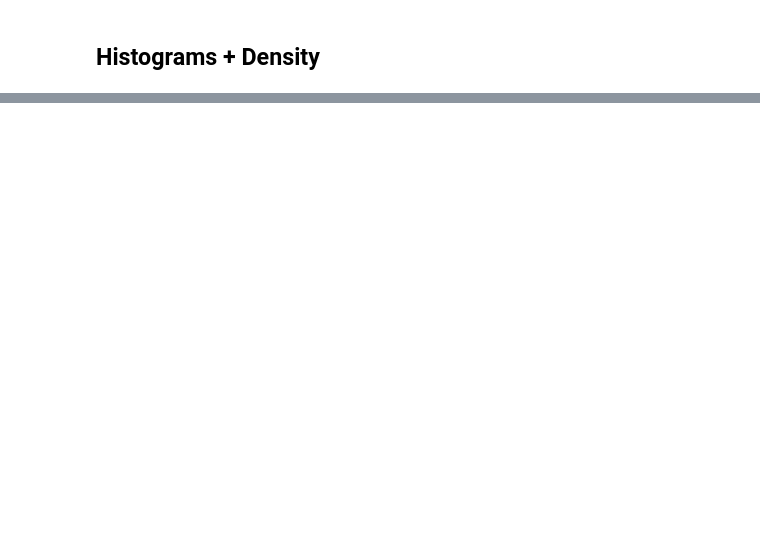
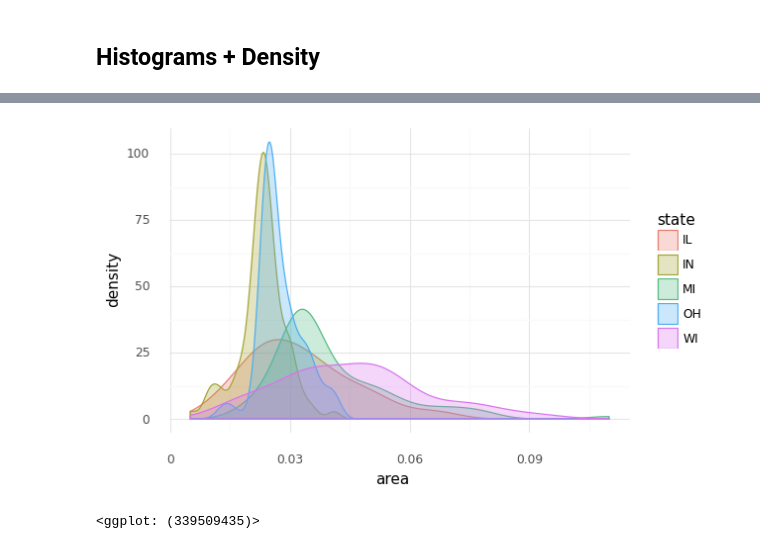
Before and after one commit to jkgiesler/healy-viz, a Jupyter notebook: chapter4-python.ipynb, the cells around one changed output, grey strips where cells are left out. Drawn from its saved outputs; the diff is of its cells as text; code cells hidden in the pictures; blank space fills up the shorter version.

```diff
--- a/chapter4-python.ipynb
+++ b/chapter4-python.ipynb
@@ -169,2 +169,4 @@ p + geom_bar(
 # %% [markdown]
 ## Histograms + Density
+# %%
+midwest = pd.read_feather('data/midwest.f')
@@ -170,0 +189,18 @@ p + geom_bar(
+# %%
+# 4.18
+
+p = ggplot(
+    data=midwest,
+    mapping=aes(x='area', fill='state', color='state')
+)
+
+p + geom_density(alpha=0.3) + theme_minimal() + \
+    scale_color_manual(
+        [GGRED,GGGREENISH,GGGREEN,GGTEAL,GGLIGHTPURPLE,GGGRAY]
+    ) + \
+    scale_fill_manual(
+        [GGRED,GGGREENISH,GGGREEN,GGTEAL,GGLIGHTPURPLE,GGGRAY]
+    )
+# %% [output]
+[figure, added]
+<ggplot: (339509435)>
```
Also changed, not shown: parts of 13 cells of this notebook, 1 other file.
